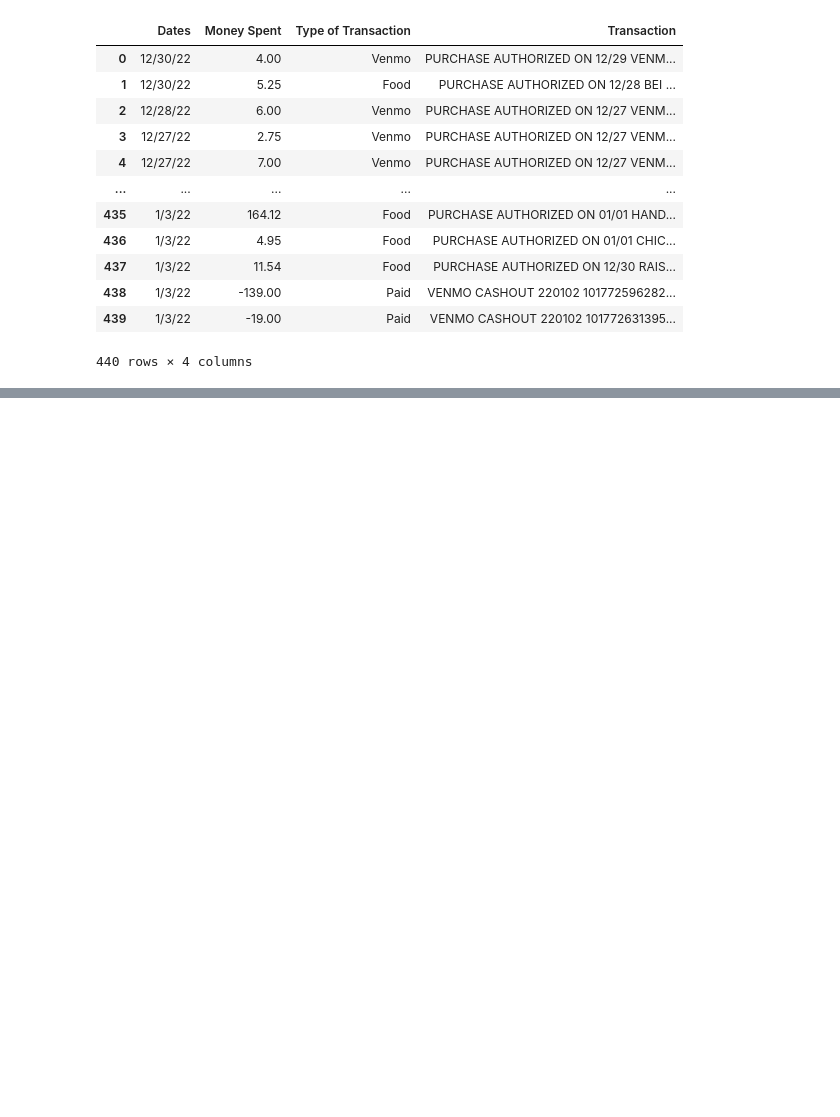
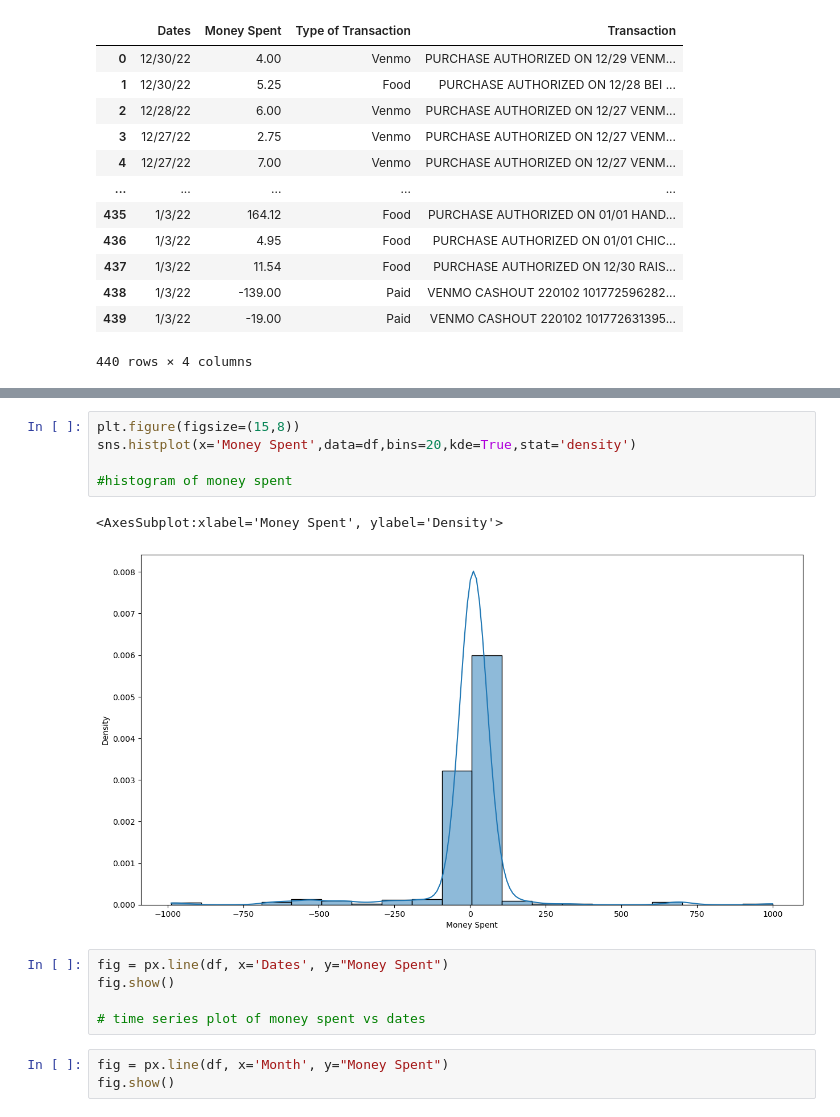
Before and after one commit to ekye0512/Personal_Bank_Budgeting, a Jupyter notebook: Personal_Bank_Budgeting.ipynb, the cells around one changed output, grey strips where cells are left out. Drawn from its saved outputs; the diff is of its cells as text; blank space fills up the shorter version.

```diff
--- a/Personal_Bank_Budgeting.ipynb
+++ b/Personal_Bank_Budgeting.ipynb
@@ -75,0 +168,16 @@ df
+# %%
+plt.figure(figsize=(15,8))
+sns.histplot(x='Money Spent',data=df,bins=20,kde=True,stat='density')
+
+#histogram of money spent
+# %% [output]
+<AxesSubplot:xlabel='Money Spent', ylabel='Density'>
+[figure, added]
+# %%
+fig = px.line(df, x='Dates', y="Money Spent")
+fig.show()
+
+# time series plot of money spent vs dates
+# %%
+fig = px.line(df, x='Month', y="Money Spent")
+fig.show()
```
Also changed, not shown: parts of 9 cells of this notebook.
